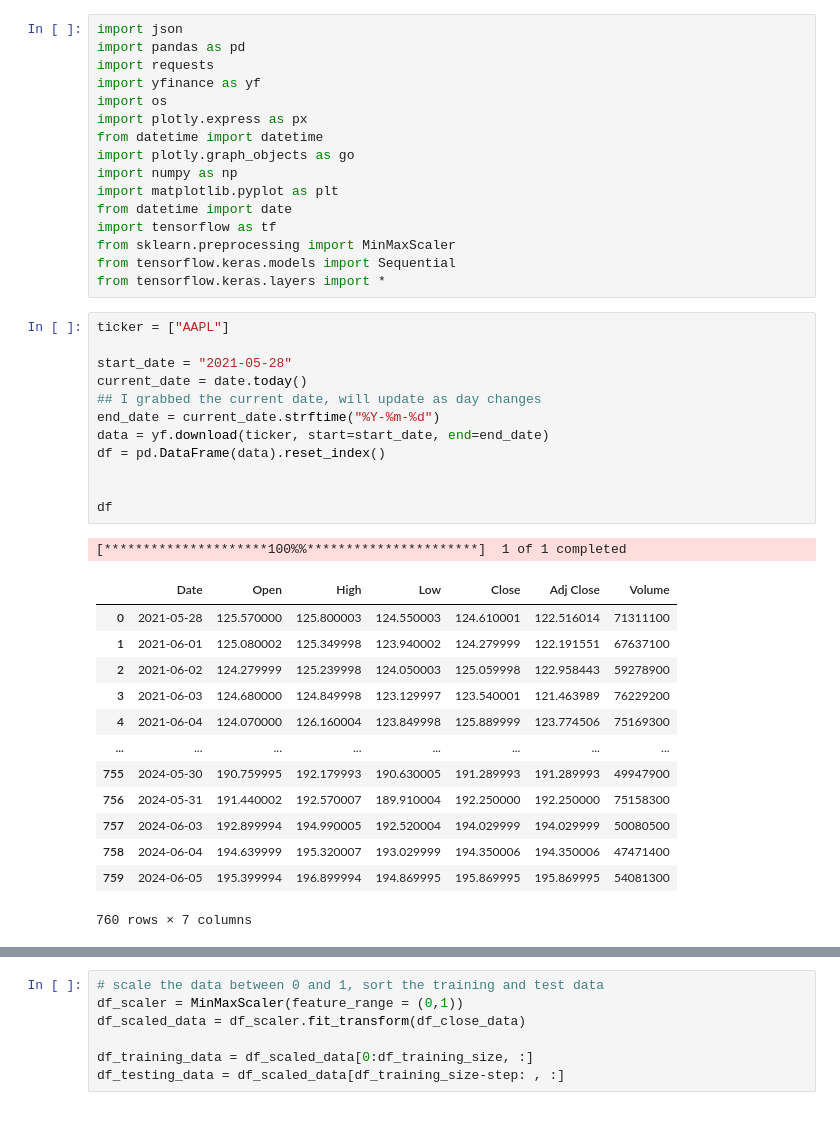
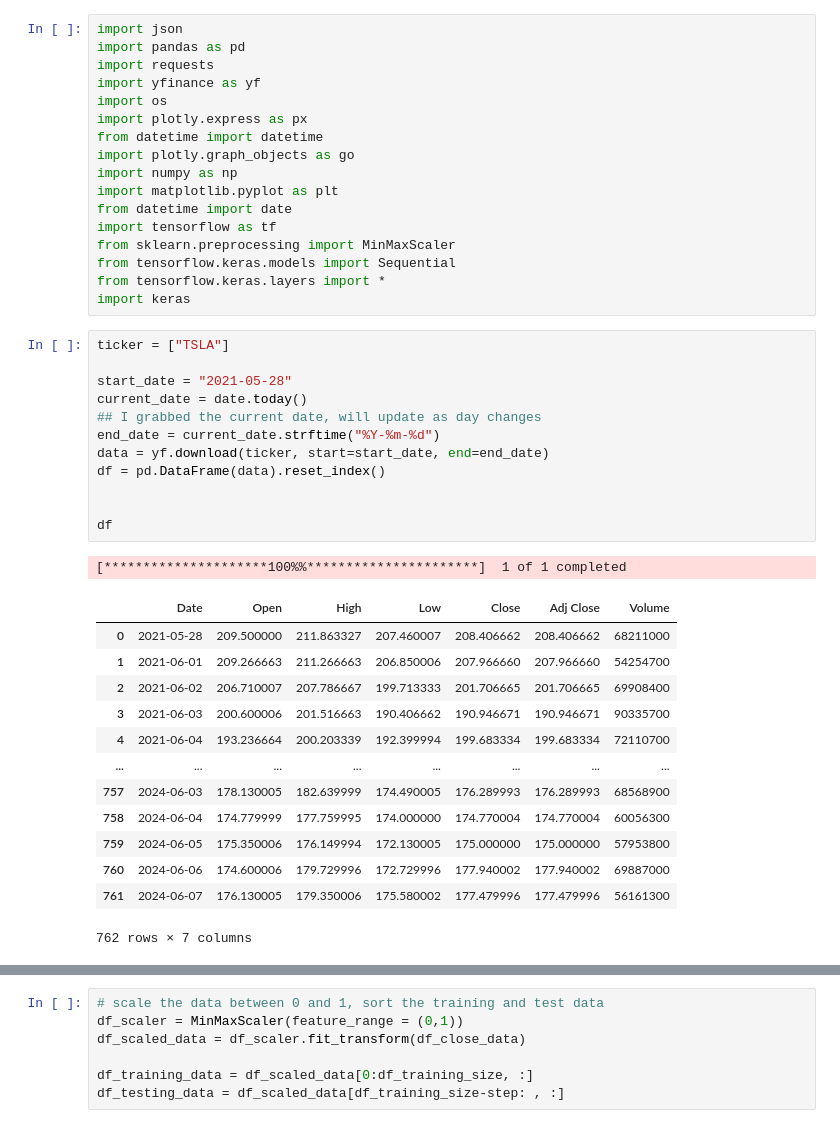
Before and after one commit to josh-segal/political-profit-bros, a Jupyter notebook: python/LSTMStockPrediction_Final.ipynb, the cells around one changed output, grey strips where cells are left out. Cells and saved outputs as stored; diff of their text form.

```diff
--- a/python/LSTMStockPrediction_Final.ipynb
+++ b/python/LSTMStockPrediction_Final.ipynb
@@ -14,33 +14,34 @@ import tensorflow as tf
 from sklearn.preprocessing import MinMaxScaler
 from tensorflow.keras.models import Sequential
 from tensorflow.keras.layers import *
+import keras
 # %%
-ticker = ["AAPL"]
+ticker = ["TSLA"]
 
 start_date = "2021-05-28"
 current_date = date.today()
 ## I grabbed the current date, will update as day changes
 end_date = current_date.strftime("%Y-%m-%d")
 data = yf.download(ticker, start=start_date, end=end_date)
 df = pd.DataFrame(data).reset_index()
 
 
 df
 # %% [output]
 [*********************100%%**********************]  1 of 1 completed
 |  | Date | Open | High | Low | Close | Adj Close | Volume |
-| 0 | 2021-05-28 | 125.570000 | 125.800003 | 124.550003 | 124.610001 | 122.516014 | 71311100 |
-| 1 | 2021-06-01 | 125.080002 | 125.349998 | 123.940002 | 124.279999 | 122.191551 | 67637100 |
-| 2 | 2021-06-02 | 124.279999 | 125.239998 | 124.050003 | 125.059998 | 122.958443 | 59278900 |
-| 3 | 2021-06-03 | 124.680000 | 124.849998 | 123.129997 | 123.540001 | 121.463989 | 76229200 |
-| 4 | 2021-06-04 | 124.070000 | 126.160004 | 123.849998 | 125.889999 | 123.774506 | 75169300 |
+| 0 | 2021-05-28 | 209.500000 | 211.863327 | 207.460007 | 208.406662 | 208.406662 | 68211000 |
+| 1 | 2021-06-01 | 209.266663 | 211.266663 | 206.850006 | 207.966660 | 207.966660 | 54254700 |
+| 2 | 2021-06-02 | 206.710007 | 207.786667 | 199.713333 | 201.706665 | 201.706665 | 69908400 |
+| 3 | 2021-06-03 | 200.600006 | 201.516663 | 190.406662 | 190.946671 | 190.946671 | 90335700 |
+| 4 | 2021-06-04 | 193.236664 | 200.203339 | 192.399994 | 199.683334 | 199.683334 | 72110700 |
 | ... | ... | ... | ... | ... | ... | ... | ... |
-| 755 | 2024-05-30 | 190.759995 | 192.179993 | 190.630005 | 191.289993 | 191.289993 | 49947900 |
-| 756 | 2024-05-31 | 191.440002 | 192.570007 | 189.910004 | 192.250000 | 192.250000 | 75158300 |
-| 757 | 2024-06-03 | 192.899994 | 194.990005 | 192.520004 | 194.029999 | 194.029999 | 50080500 |
-| 758 | 2024-06-04 | 194.639999 | 195.320007 | 193.029999 | 194.350006 | 194.350006 | 47471400 |
-| 759 | 2024-06-05 | 195.399994 | 196.899994 | 194.869995 | 195.869995 | 195.869995 | 54081300 |
+| 757 | 2024-06-03 | 178.130005 | 182.639999 | 174.490005 | 176.289993 | 176.289993 | 68568900 |
+| 758 | 2024-06-04 | 174.779999 | 177.759995 | 174.000000 | 174.770004 | 174.770004 | 60056300 |
+| 759 | 2024-06-05 | 175.350006 | 176.149994 | 172.130005 | 175.000000 | 175.000000 | 57953800 |
+| 760 | 2024-06-06 | 174.600006 | 179.729996 | 172.729996 | 177.940002 | 177.940002 | 69887000 |
+| 761 | 2024-06-07 | 176.130005 | 179.350006 | 175.580002 | 177.479996 | 177.479996 | 56161300 |
-760 rows × 7 columns
+762 rows × 7 columns
 # %%
 columns_to_round = ['Open', "High", "Low", "Close", "Adj Close"]
 df[columns_to_round] = np.round(df[columns_to_round], 4)
```
Also changed, not shown: parts of 25 cells of this notebook, 1 other file.
